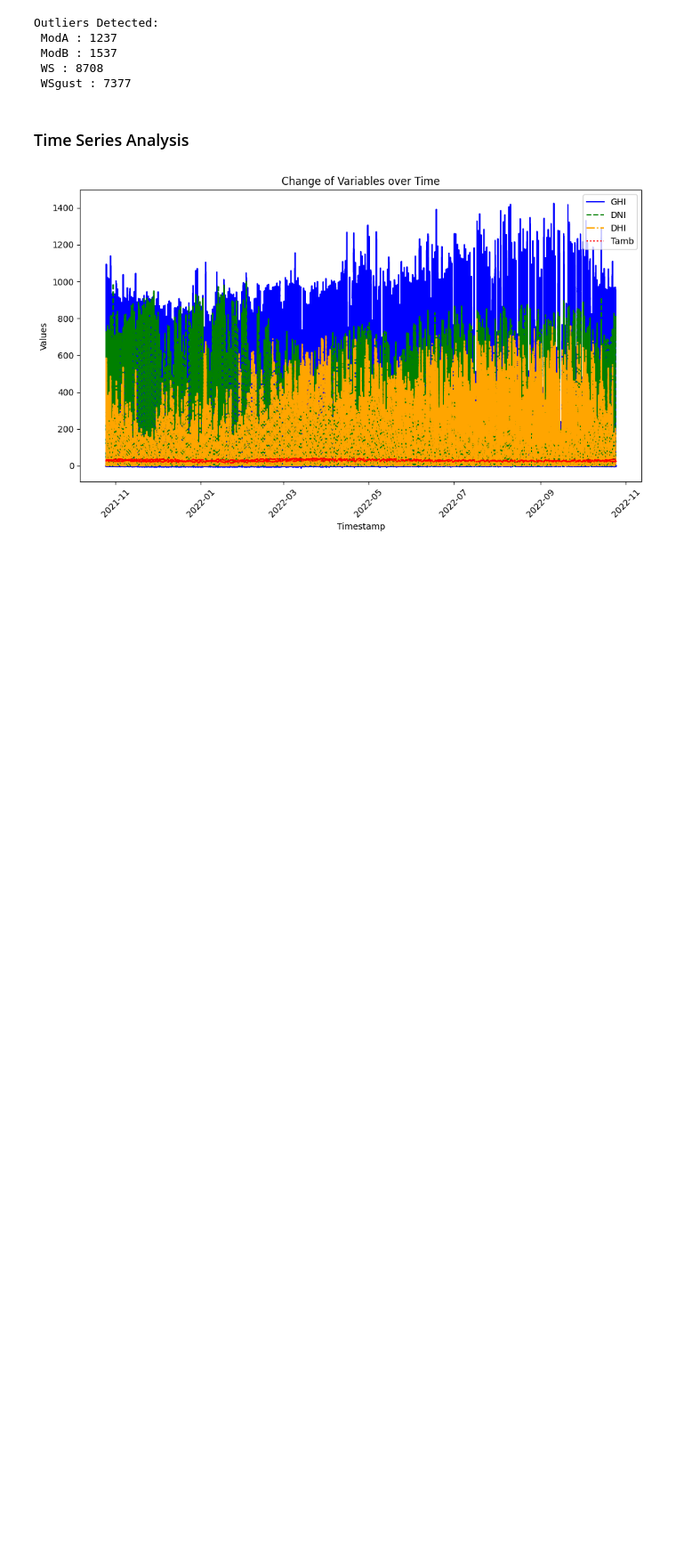
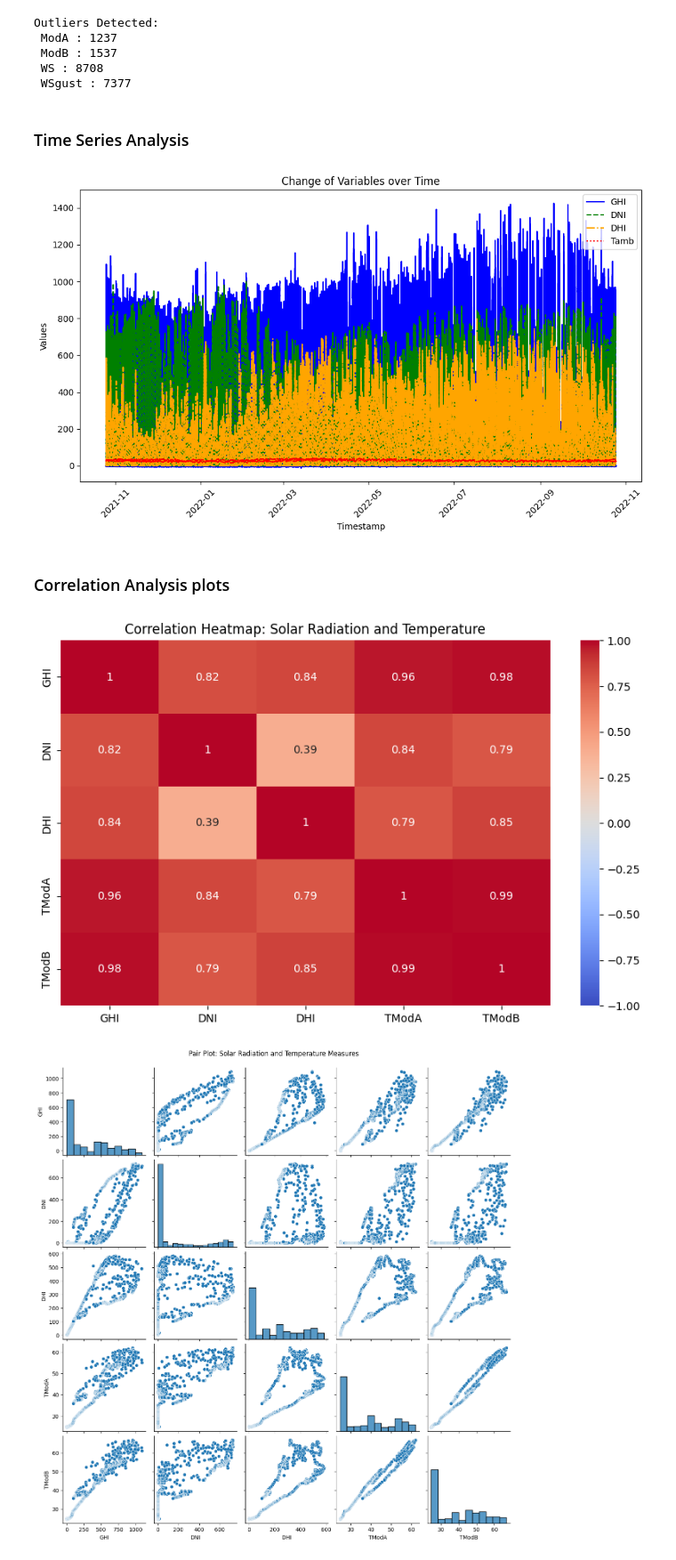
Before and after one commit to Leulseged-Mesfin/Moonlight-Light-Energy-Solutions, a Jupyter notebook: notebooks/Togo.ipynb, the cells around one changed output. Shown at 89% size. Cells and saved outputs as stored; diff of their text form; code cells hidden in the pictures; blank space fills up the shorter version.

Commit message:
Correlation Analysis plots For Togo-Analysis

```diff
--- a/notebooks/Togo.ipynb
+++ b/notebooks/Togo.ipynb
@@ -310,3 +310,10 @@ Outliers Detected:
 plot_time_series(togo_df)
 # %% [output]
 [figure]
+# %% [markdown]
+### Correlation Analysis plots
+# %%
+plot_correlation_analysis(togo_df)
+# %% [output]
+[figure, added]
+[figure, added]
```
Also changed, not shown: parts of 1 cell of this notebook.
